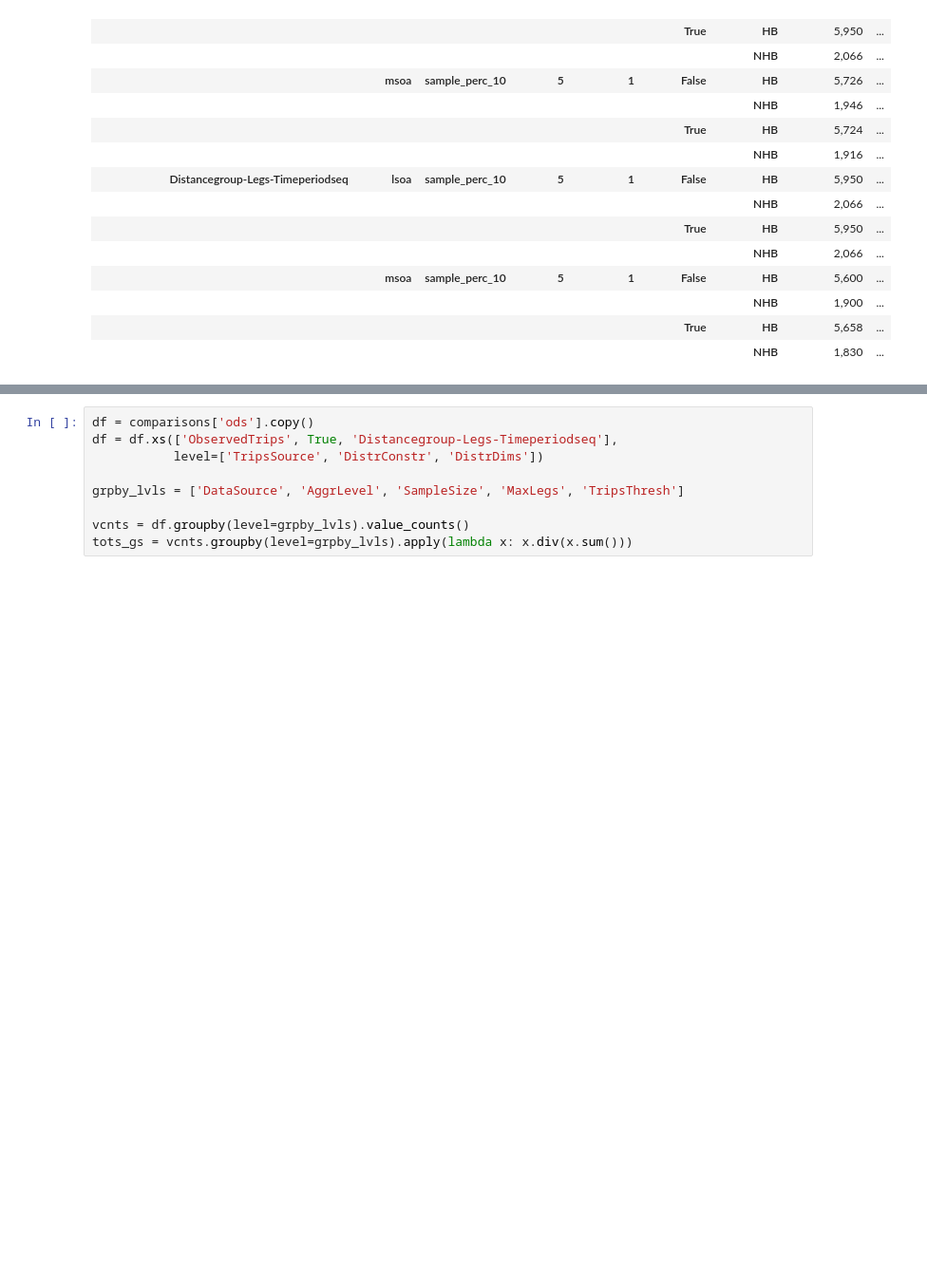
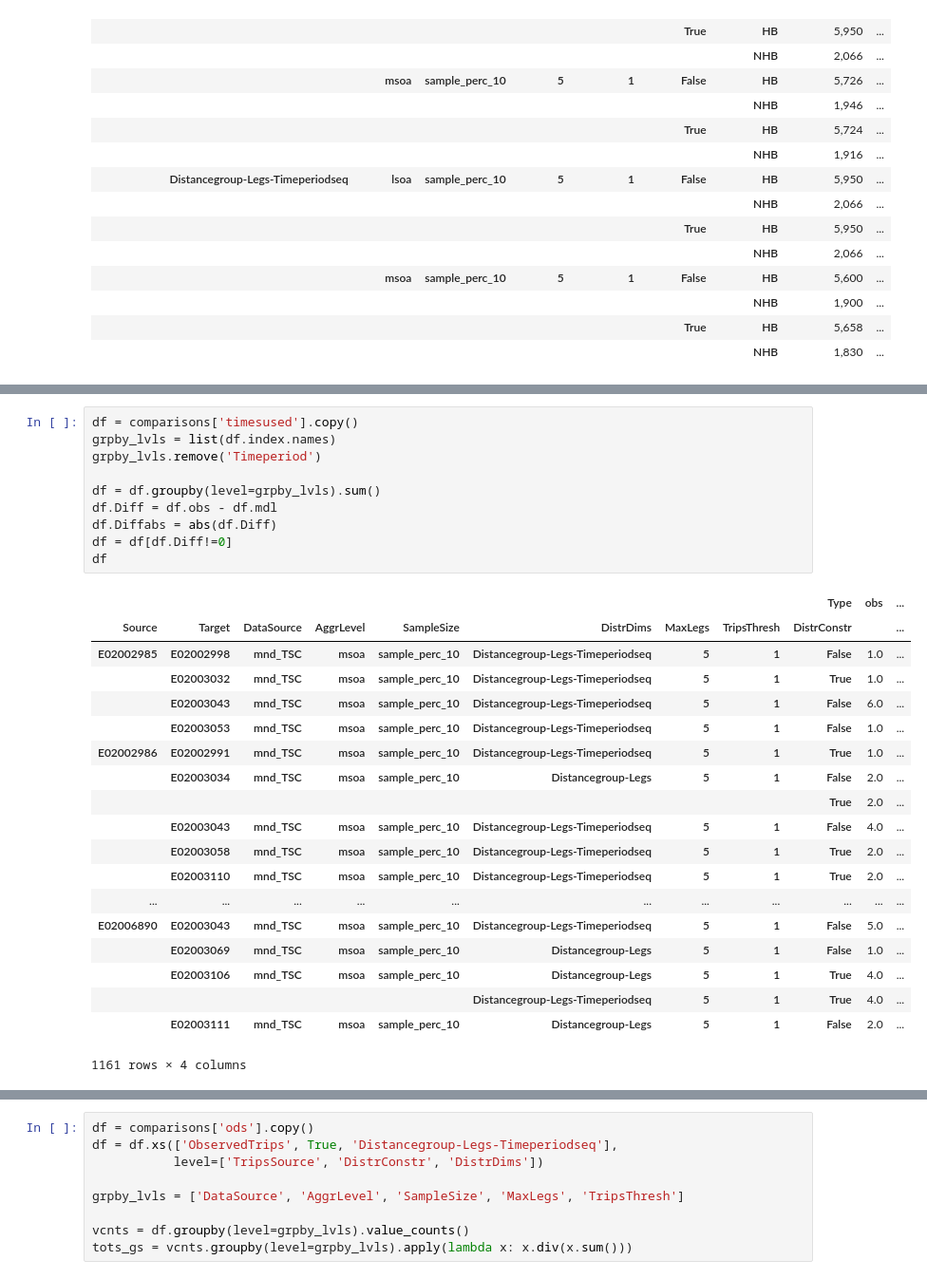
Before and after one commit to harisbal/od2trs, a Jupyter notebook: analysis/optimisation_results.ipynb, the cells around one changed output, grey strips where cells are left out. Shown at 95% size. Cells and saved outputs as stored; diff of their text form; blank space fills up the shorter version.

```diff
--- a/analysis/optimisation_results.ipynb
+++ b/analysis/optimisation_results.ipynb
@@ -488 +446,31 @@ mnd_TSC     lsoa       sample_perc_10  Distancegroup-Legs                5
 Name: MissingTours, dtype: float64
+# %%
+df = comparisons['timesused'].copy()
+grpby_lvls = list(df.index.names)
+grpby_lvls.remove('Timeperiod')
+
+df = df.groupby(level=grpby_lvls).sum()
+df.Diff = df.obs - df.mdl
+df.Diffabs = abs(df.Diff)
+df = df[df.Diff!=0]
+df
+# %% [output]
+|  |  |  |  |  |  |  |  | Type | obs | ... |
+| Source | Target | DataSource | AggrLevel | SampleSize | DistrDims | MaxLegs | TripsThresh | DistrConstr |  | ... |
+| E02002985 | E02002998 | mnd_TSC | msoa | sample_perc_10 | Distancegroup-Legs-Timeperiodseq | 5 | 1 | False | 1.0 | ... |
+|  | E02003032 | mnd_TSC | msoa | sample_perc_10 | Distancegroup-Legs-Timeperiodseq | 5 | 1 | True | 1.0 | ... |
+|  | E02003043 | mnd_TSC | msoa | sample_perc_10 | Distancegroup-Legs-Timeperiodseq | 5 | 1 | False | 6.0 | ... |
+|  | E02003053 | mnd_TSC | msoa | sample_perc_10 | Distancegroup-Legs-Timeperiodseq | 5 | 1 | False | 1.0 | ... |
+| E02002986 | E02002991 | mnd_TSC | msoa | sample_perc_10 | Distancegroup-Legs-Timeperiodseq | 5 | 1 | True | 1.0 | ... |
+|  | E02003034 | mnd_TSC | msoa | sample_perc_10 | Distancegroup-Legs | 5 | 1 | False | 2.0 | ... |
+|  |  |  |  |  |  |  |  | True | 2.0 | ... |
+|  | E02003043 | mnd_TSC | msoa | sample_perc_10 | Distancegroup-Legs-Timeperiodseq | 5 | 1 | False | 4.0 | ... |
+|  | E02003058 | mnd_TSC | msoa | sample_perc_10 | Distancegroup-Legs-Timeperiodseq | 5 | 1 | True | 2.0 | ... |
+|  | E02003110 | mnd_TSC | msoa | sample_perc_10 | Distancegroup-Legs-Timeperiodseq | 5 | 1 | True | 2.0 | ... |
+| ... | ... | ... | ... | ... | ... | ... | ... | ... | ... | ... |
+| E02006890 | E02003043 | mnd_TSC | msoa | sample_perc_10 | Distancegroup-Legs-Timeperiodseq | 5 | 1 | False | 5.0 | ... |
+|  | E02003069 | mnd_TSC | msoa | sample_perc_10 | Distancegroup-Legs | 5 | 1 | False | 1.0 | ... |
+|  | E02003106 | mnd_TSC | msoa | sample_perc_10 | Distancegroup-Legs | 5 | 1 | True | 4.0 | ... |
+|  |  |  |  |  | Distancegroup-Legs-Timeperiodseq | 5 | 1 | True | 4.0 | ... |
+|  | E02003111 | mnd_TSC | msoa | sample_perc_10 | Distancegroup-Legs | 5 | 1 | False | 2.0 | ... |
+1161 rows × 4 columns
```
Also changed, not shown: parts of 17 cells of this notebook, 3 other files.
